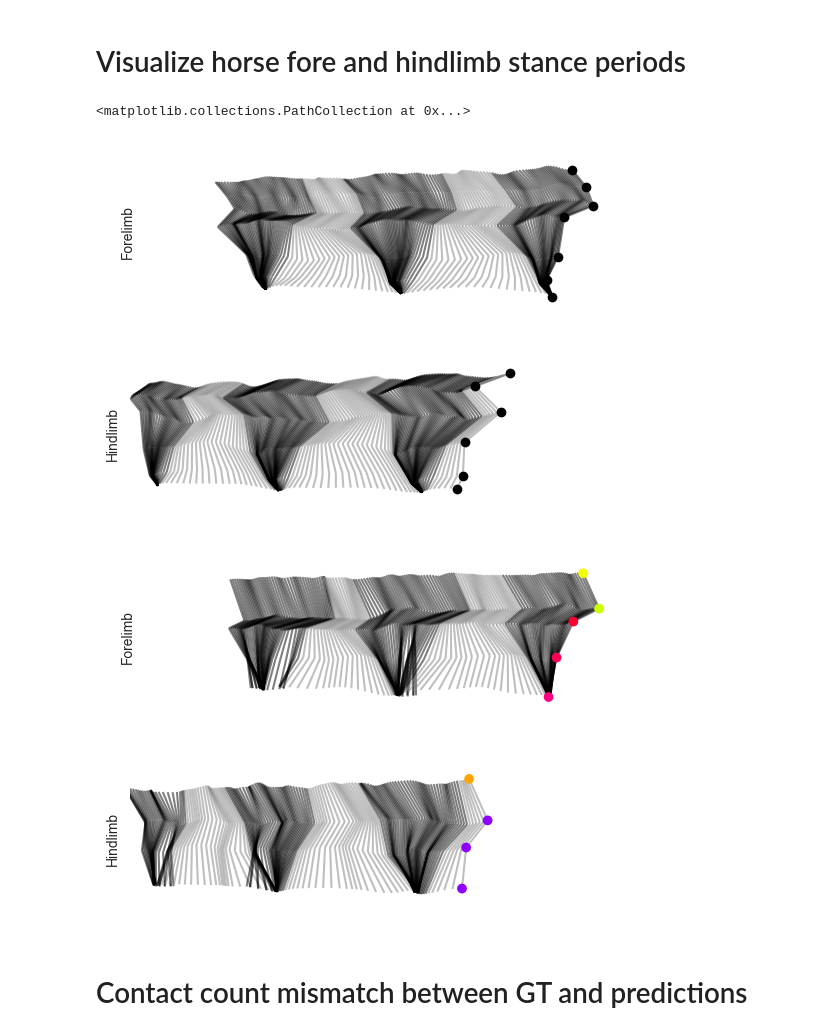
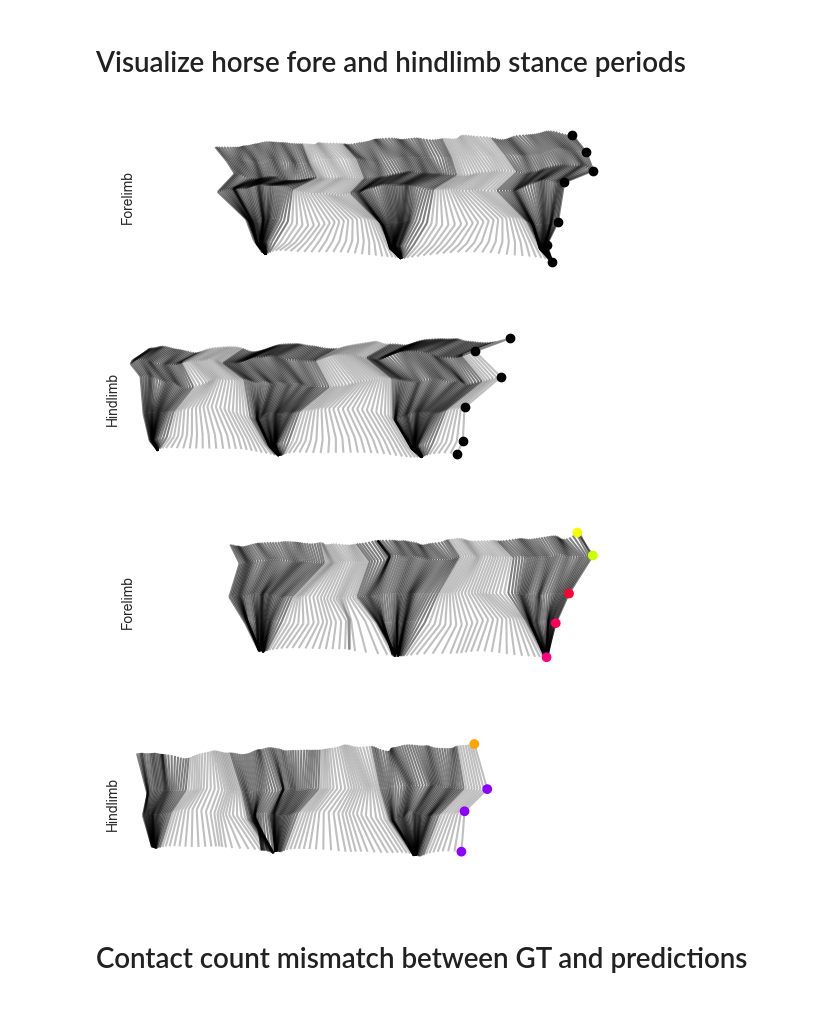
Before and after one commit to AdaptiveMotorControlLab/modelzoo-figures, a Jupyter notebook: figures/Figure4.ipynb, the cells around one changed output. Cells and saved outputs as stored; diff of their text form; code cells hidden in the pictures.

Commit message:
replaced data and notebook for figure4

```diff
--- a/figures/Figure4.ipynb
+++ b/figures/Figure4.ipynb
@@ -211,8 +211,8 @@ hind_limb_gt = [
 front_limb = [
     ('front_right_paw', 'front_right_knee'),
     ('front_right_thai', 'front_right_knee'),
-    ('front_right_thai', 'throat_end'),
-    ('back_base', 'throat_end'),
+    ('front_right_thai', 'neck_base'),
+    ('back_base', 'neck_base'),
 ]
 hind_limb = [
     ('back_right_paw', 'back_right_knee'),
@@ -287,36 +287,35 @@ for ax in axes:
     ax.set_xticks([])
     ax.set_yticks([])
 axes[0].set_aspect('equal')
 axes[0].set_xlim(xmin, xmax + 10)
 axes[0].set_ylim(ymin - 10, ymax + 10)
 axes[0].invert_yaxis()
 axes[0].add_collection(coll)
 forelimb_point_colors = {
     'back_base': '#F3FF00',
-    'throat_end': '#CBFF00',
+    'neck_base': '#CBFF00',
     'front_right_thai': '#FF0032',
     'front_right_knee': '#FF0059',
     'front_right_paw': '#FF0081',
 }
 inds_points = [keypoints.index(kpt) for kpt in forelimb_point_colors]
 temp = coords[s:-e, inds_points]
 axes[0].scatter(*temp[-1].T, c=list(forelimb_point_colors.values()), zorder=99)
 axes[0].set_ylabel('Forelimb')
 axes[1].add_collection(coll2)
 axes[1].set_ylabel('Hindlimb')
 hindlimb_point_colors = {
     'tail_base': '#FFA500',
     'back_right_thai': '#8E00FF',
     'back_right_knee': '#8E00FF',
     'back_right_paw': '#8E00FF',
 }
 inds_points = [keypoints.index(kpt) for kpt in hindlimb_point_colors]
 temp = coords[s:-e, inds_points]
 axes[1].scatter(*temp[-1].T, c=list(hindlimb_point_colors.values()), zorder=99)
 # %% [output]
-<matplotlib.collections.PathCollection at 0x...>
 [figure]
-[figure, old version]
+[figure, new version]
 # %% [markdown]
 # Contact count mismatch between GT and predictions
 # %%
```
Also changed, not shown: parts of 2 cells of this notebook, 3 other files.
